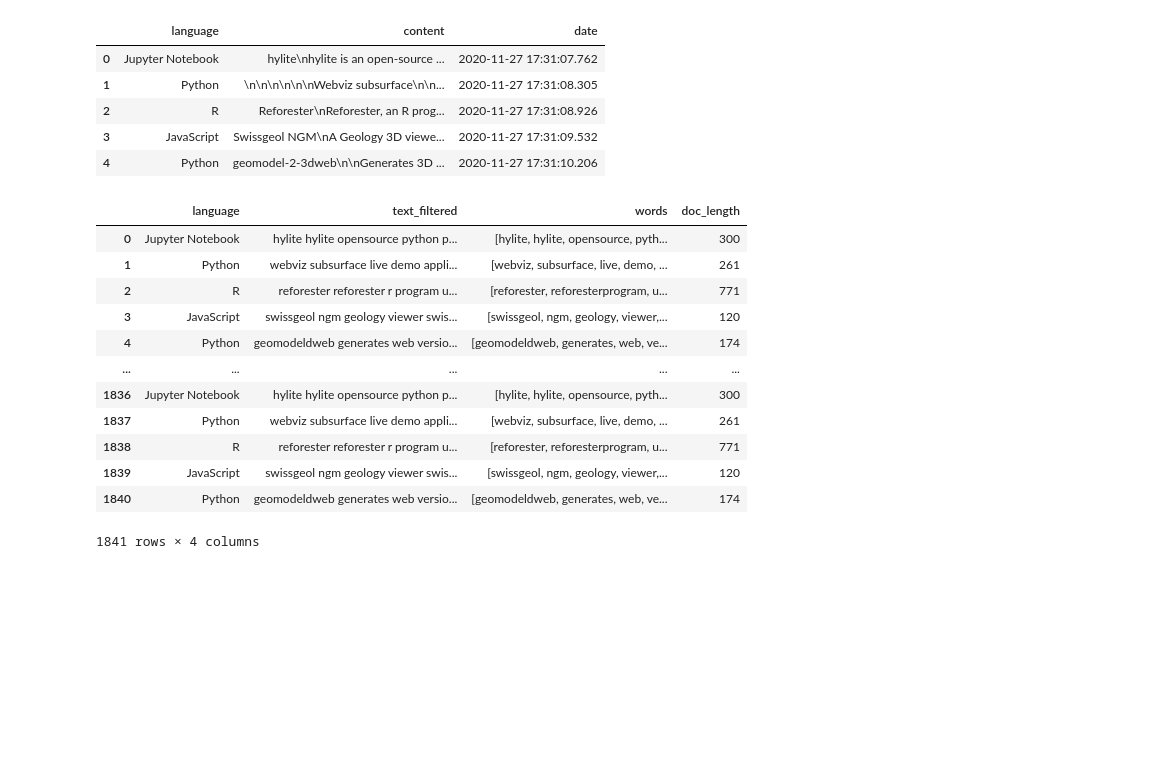
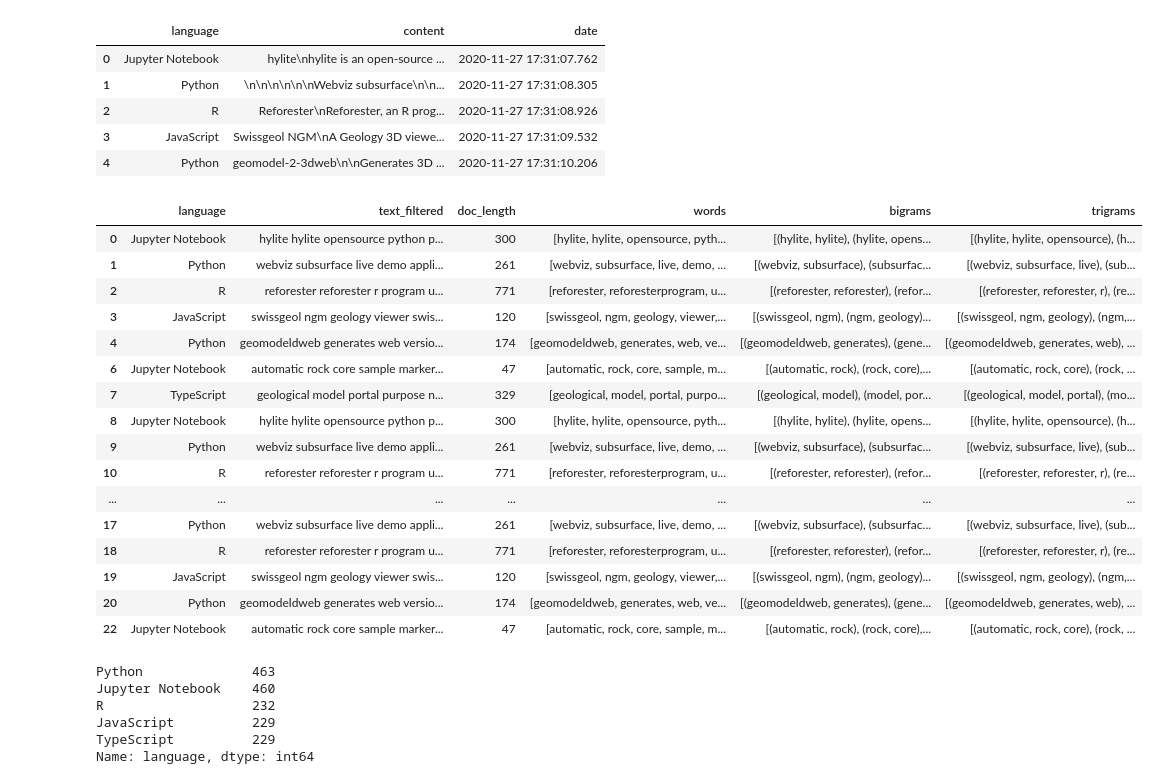
Before and after one commit to CSolitaire/side_projects, a Jupyter notebook: topic_modeling.ipynb, the cells around one changed output. Drawn from its saved outputs; the diff is of its cells as text; code cells hidden in the pictures; blank space fills up the shorter version.

```diff
--- a/topic_modeling.ipynb
+++ b/topic_modeling.ipynb
@@ -113,25 +114,47 @@ def clean_data(df):
     df = pd.concat([df, pd.DataFrame({'words': words})], axis=1)
     # Adds column with lenght of word list
     df['doc_length'] = [len(wordlist) for wordlist in df.words]
-    df = df[['language','text_filtered','words','doc_length']]
 
-    # removing unpopular languages
-    #language_list = ['JavaScript', 'R', 'Jupyter Notebook']
-    #df = df[df.language.isin(language_list)]
+    # Adds column with bigrams
+    #df['bigrams'] =  df['text_filtered'].apply(lambda row: list(nltk.ngrams(row.split(), 2)))
+    df['bigrams'] =  df['text_filtered'].apply(lambda row: list(nltk.bigrams(row.split(' '))))
+    df['trigrams'] =  df['text_filtered'].apply(lambda row: list(nltk.trigrams(row.split(' '))))
+
+    # Specify dataframe content
+    df = df[['language','text_filtered','doc_length','words','bigrams','trigrams']]
+    #df = df['language','text_filtered','words','doc_length']
+
+    # removing non-english languages
+    language_list = ['JavaScript', 'R', 'Jupyter Notebook','Python','TypeScript']
+    df = df[df.language.isin(language_list)]
     return df
-# %%
-clean_data(df)
-# %% [output]
-|  | language | text_filtered | words | doc_length |
-| 0 | Jupyter Notebook | hylite hylite opensource python p... | [hylite, hylite, opensource, pyth... | 300 |
-| 1 | Python | webviz subsurface live demo appli... | [webviz, subsurface, live, demo, ... | 261 |
-| 2 | R | reforester reforester r program u... | [reforester, reforesterprogram, u... | 771 |
-| 3 | JavaScript | swissgeol ngm geology viewer swis... | [swissgeol, ngm, geology, viewer,... | 120 |
-| 4 | Python | geomodeldweb generates web versio... | [geomodeldweb, generates, web, ve... | 174 |
-| ... | ... | ... | ... | ... |
-| 1836 | Jupyter Notebook | hylite hylite opensource python p... | [hylite, hylite, opensource, pyth... | 300 |
-| 1837 | Python | webviz subsurface live demo appli... | [webviz, subsurface, live, demo, ... | 261 |
-| 1838 | R | reforester reforester r program u... | [reforester, reforesterprogram, u... | 771 |
-| 1839 | JavaScript | swissgeol ngm geology viewer swis... | [swissgeol, ngm, geology, viewer,... | 120 |
-| 1840 | Python | geomodeldweb generates web versio... | [geomodeldweb, generates, web, ve... | 174 |
-1841 rows × 4 columns
+# %%
+df = clean_data(df)
+df.head(20)
+# %% [output]
+|  | language | text_filtered | doc_length | words | bigrams | trigrams |
+| 0 | Jupyter Notebook | hylite hylite opensource python p... | 300 | [hylite, hylite, opensource, pyth... | [(hylite, hylite), (hylite, opens... | [(hylite, hylite, opensource), (h... |
+| 1 | Python | webviz subsurface live demo appli... | 261 | [webviz, subsurface, live, demo, ... | [(webviz, subsurface), (subsurfac... | [(webviz, subsurface, live), (sub... |
+| 2 | R | reforester reforester r program u... | 771 | [reforester, reforesterprogram, u... | [(reforester, reforester), (refor... | [(reforester, reforester, r), (re... |
+| 3 | JavaScript | swissgeol ngm geology viewer swis... | 120 | [swissgeol, ngm, geology, viewer,... | [(swissgeol, ngm), (ngm, geology)... | [(swissgeol, ngm, geology), (ngm,... |
+| 4 | Python | geomodeldweb generates web versio... | 174 | [geomodeldweb, generates, web, ve... | [(geomodeldweb, generates), (gene... | [(geomodeldweb, generates, web), ... |
+| 6 | Jupyter Notebook | automatic rock core sample marker... | 47 | [automatic, rock, core, sample, m... | [(automatic, rock), (rock, core),... | [(automatic, rock, core), (rock, ... |
+| 7 | TypeScript | geological model portal purpose n... | 329 | [geological, model, portal, purpo... | [(geological, model), (model, por... | [(geological, model, portal), (mo... |
+| 8 | Jupyter Notebook | hylite hylite opensource python p... | 300 | [hylite, hylite, opensource, pyth... | [(hylite, hylite), (hylite, opens... | [(hylite, hylite, opensource), (h... |
+| 9 | Python | webviz subsurface live demo appli... | 261 | [webviz, subsurface, live, demo, ... | [(webviz, subsurface), (subsurfac... | [(webviz, subsurface, live), (sub... |
+| 10 | R | reforester reforester r program u... | 771 | [reforester, reforesterprogram, u... | [(reforester, reforester), (refor... | [(reforester, reforester, r), (re... |
+| ... | ... | ... | ... | ... | ... | ... |
+| 17 | Python | webviz subsurface live demo appli... | 261 | [webviz, subsurface, live, demo, ... | [(webviz, subsurface), (subsurfac... | [(webviz, subsurface, live), (sub... |
+| 18 | R | reforester reforester r program u... | 771 | [reforester, reforesterprogram, u... | [(reforester, reforester), (refor... | [(reforester, reforester, r), (re... |
+| 19 | JavaScript | swissgeol ngm geology viewer swis... | 120 | [swissgeol, ngm, geology, viewer,... | [(swissgeol, ngm), (ngm, geology)... | [(swissgeol, ngm, geology), (ngm,... |
+| 20 | Python | geomodeldweb generates web versio... | 174 | [geomodeldweb, generates, web, ve... | [(geomodeldweb, generates), (gene... | [(geomodeldweb, generates, web), ... |
+| 22 | Jupyter Notebook | automatic rock core sample marker... | 47 | [automatic, rock, core, sample, m... | [(automatic, rock), (rock, core),... | [(automatic, rock, core), (rock, ... |
+# %%
+df.language.value_counts()
+# %% [output]
+Python              463
+Jupyter Notebook    460
+R                   232
+JavaScript          229
+TypeScript          229
+Name: language, dtype: int64
```
Also changed, not shown: parts of 52 cells of this notebook.
